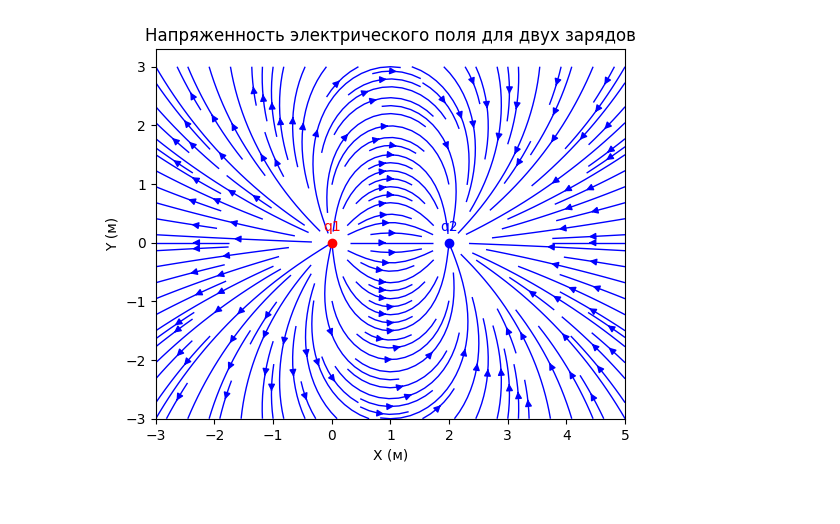
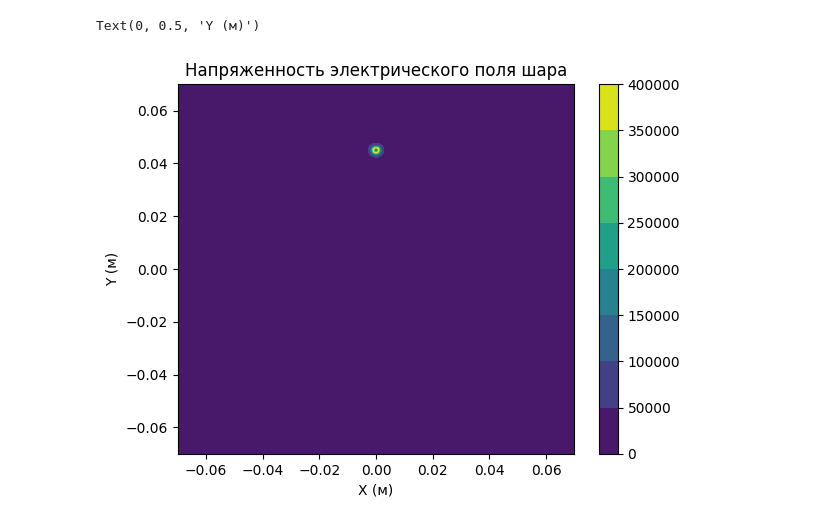
Before and after one commit to StepanKatin/Recoil_separation_Ra223, a Jupyter notebook: test_nb.ipynb, the cells around one changed output. Saved outputs shown, nothing was run; the diff lists cells and outputs as text; code cells hidden in the pictures.

Commit message:
add electric 2D_electric_field calculation func

```diff
--- a/test_nb.ipynb
+++ b/test_nb.ipynb
@@ -231,50 +23,0 @@ plt.show()
-# %%
-
-# Константы
-k_e = 8.987e9  # Н·м^2/Кл^2
-
-# Заряды и их координаты
-q1, q2 = 1e-9, -1e-9  # Кл (можно изменить значения зарядов)
-r1, r2 = 1, 0.05  # м (радиусы сфер, хотя в расчете они не участвуют напрямую)
-pos1 = np.array([0, 0])  # Первая сфера в начале координат
-pos2 = np.array([2, 0])  # Вторая сфера на расстоянии 2 м
-
-# Определим сетку координат для расчета поля
-x = np.linspace(-3, 5, 400)
-y = np.linspace(-3, 3, 400)
-X, Y = np.meshgrid(x, y)
-
-# Функция для расчета напряженности поля
-def electric_field(q, pos, X, Y):
-    Rx = X - pos[0]
-    Ry = Y - pos[1]
-    R = np.sqrt(Rx**2 + Ry**2)
-    Ex = k_e * q * Rx / R**3
-    Ey = k_e * q * Ry / R**3
-    return Ex, Ey
-
-# Рассчитаем поля от каждого заряда
-E1x, E1y = electric_field(q1, pos1, X, Y)
-E2x, E2y = electric_field(q2, pos2, X, Y)
-
-# Суммируем векторы полей
-Ex = E1x + E2x
-Ey = E1y + E2y
-
-# Построим график
-fig, ax = plt.subplots()
-ax.streamplot(X, Y, Ex, Ey, color='b', linewidth=1, density=1.5)
-ax.set_aspect('equal')
-ax.set_title('Напряженность электрического поля для двух зарядов')
-ax.set_xlabel('X (м)')
-ax.set_ylabel('Y (м)')
-
-# Добавим заряды на график
-ax.plot(pos1[0], pos1[1], 'ro')  # положительный заряд
-ax.plot(pos2[0], pos2[1], 'bo')  # отрицательный заряд
-ax.text(pos1[0], pos1[1] + 0.2, 'q1', color='red', ha='center')
-ax.text(pos2[0], pos2[1] + 0.2, 'q2', color='blue', ha='center')
-
-plt.show()
-# %% [output]
-[figure, removed]
@@ -443,0 +24,13 @@ plt.show()
+# %%
+x_ef, y_ef, result_ef = cnst.calc_electric_field(X_axis, Y_axis, sphere_cords, needle_cords, r_sphere, l_needle, r_needle, U=100)
+# %%
+fig, ax = plt.subplots()
+sphere_field=ax.contourf(X_axis, Y_axis, result_ef)
+
+cbar = fig.colorbar(sphere_field)
+ax.set_title('Напряженность электрического поля шара')
+ax.set_xlabel('X (м)')
+ax.set_ylabel('Y (м)')
+# %% [output]
+Text(0, 0.5, 'Y (м)')
+[figure, added]
```
Also changed, not shown: parts of 7 cells of this notebook, 2 other files.
